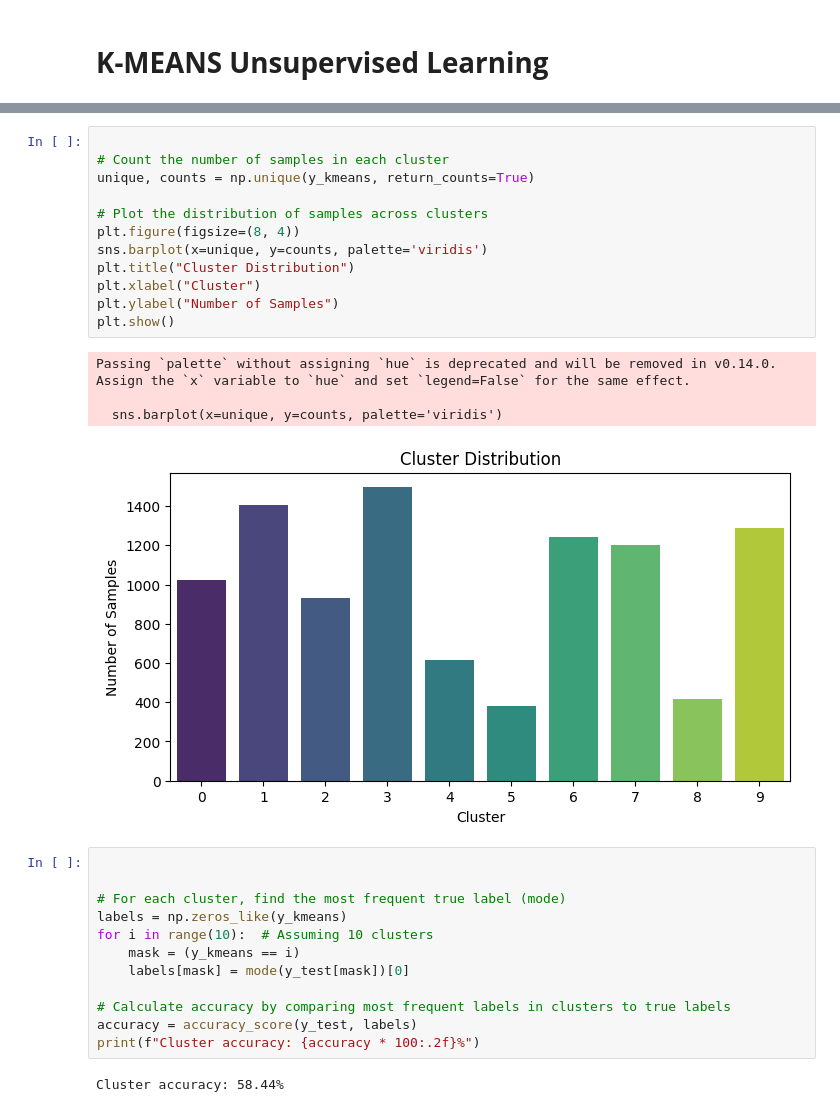
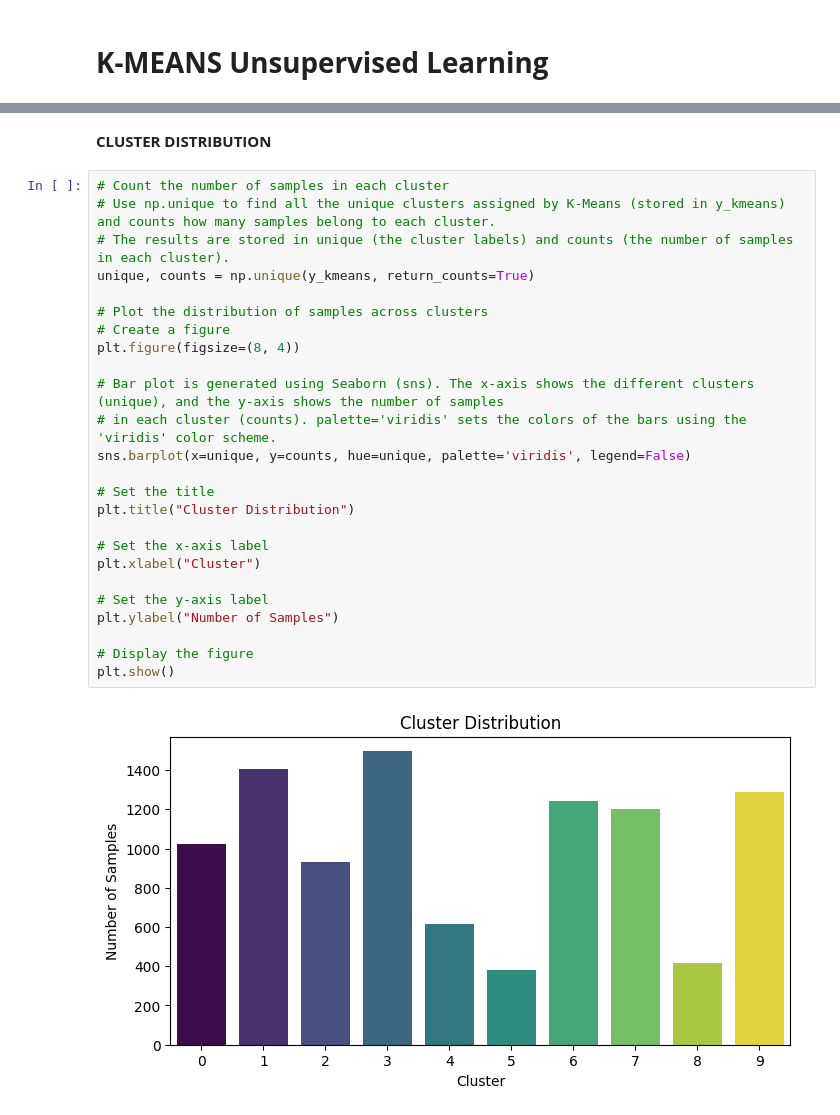
Before and after one commit to m-hossni/Tensorflow-and-Keras-INFO-6146-F24, a Jupyter notebook: project files/Traditional/Unsupervised/Jack_KMEANS_TF_Keras_PROJECT24.ipynb, the cells around one changed output, grey strips where cells are left out. Cells and saved outputs as stored; diff of their text form.

```diff
--- a/project files/Traditional/Unsupervised/Jack_KMEANS_TF_Keras_PROJECT24.ipynb
+++ b/project files/Traditional/Unsupervised/Jack_KMEANS_TF_Keras_PROJECT24.ipynb
@@ -62,34 +102,32 @@ plt.legend()
 plt.show()
 # %% [output]
 [figure]
+# %% [markdown]
+**CLUSTER DISTRIBUTION**
 # %%
-
 # Count the number of samples in each cluster
+# Use np.unique to find all the unique clusters assigned by K-Means (stored in y_kmeans) and counts how many samples belong to each cluster.
+# The results are stored in unique (the cluster labels) and counts (the number of samples in each cluster).
 unique, counts = np.unique(y_kmeans, return_counts=True)
 
 # Plot the distribution of samples across clusters
+# Create a figure
 plt.figure(figsize=(8, 4))
-sns.barplot(x=unique, y=counts, palette='viridis')
+
+# Bar plot is generated using Seaborn (sns). The x-axis shows the different clusters (unique), and the y-axis shows the number of samples
+# in each cluster (counts). palette='viridis' sets the colors of the bars using the 'viridis' color scheme.
+sns.barplot(x=unique, y=counts, hue=unique, palette='viridis', legend=False)
+
+# Set the title
 plt.title("Cluster Distribution")
+
+# Set the x-axis label
 plt.xlabel("Cluster")
+
+# Set the y-axis label
 plt.ylabel("Number of Samples")
+
+# Display the figure
 plt.show()
 # %% [output]
-Passing `palette` without assigning `hue` is deprecated and will be removed in v0.14.0. Assign the `x` variable to `hue` and set `legend=False` for the same effect.
-
-  sns.barplot(x=unique, y=counts, palette='viridis')
-[figure, old version]
+[figure, new version]
-# %%
-
-
-# For each cluster, find the most frequent true label (mode)
-labels = np.zeros_like(y_kmeans)
-for i in range(10):  # Assuming 10 clusters
-    mask = (y_kmeans == i)
-    labels[mask] = mode(y_test[mask])[0]
-
-# Calculate accuracy by comparing most frequent labels in clusters to true labels
-accuracy = accuracy_score(y_test, labels)
-print(f"Cluster accuracy: {accuracy * 100:.2f}%")
-# %% [output]
-Cluster accuracy: 58.44%
```
Also changed, not shown: parts of 12 cells of this notebook.
